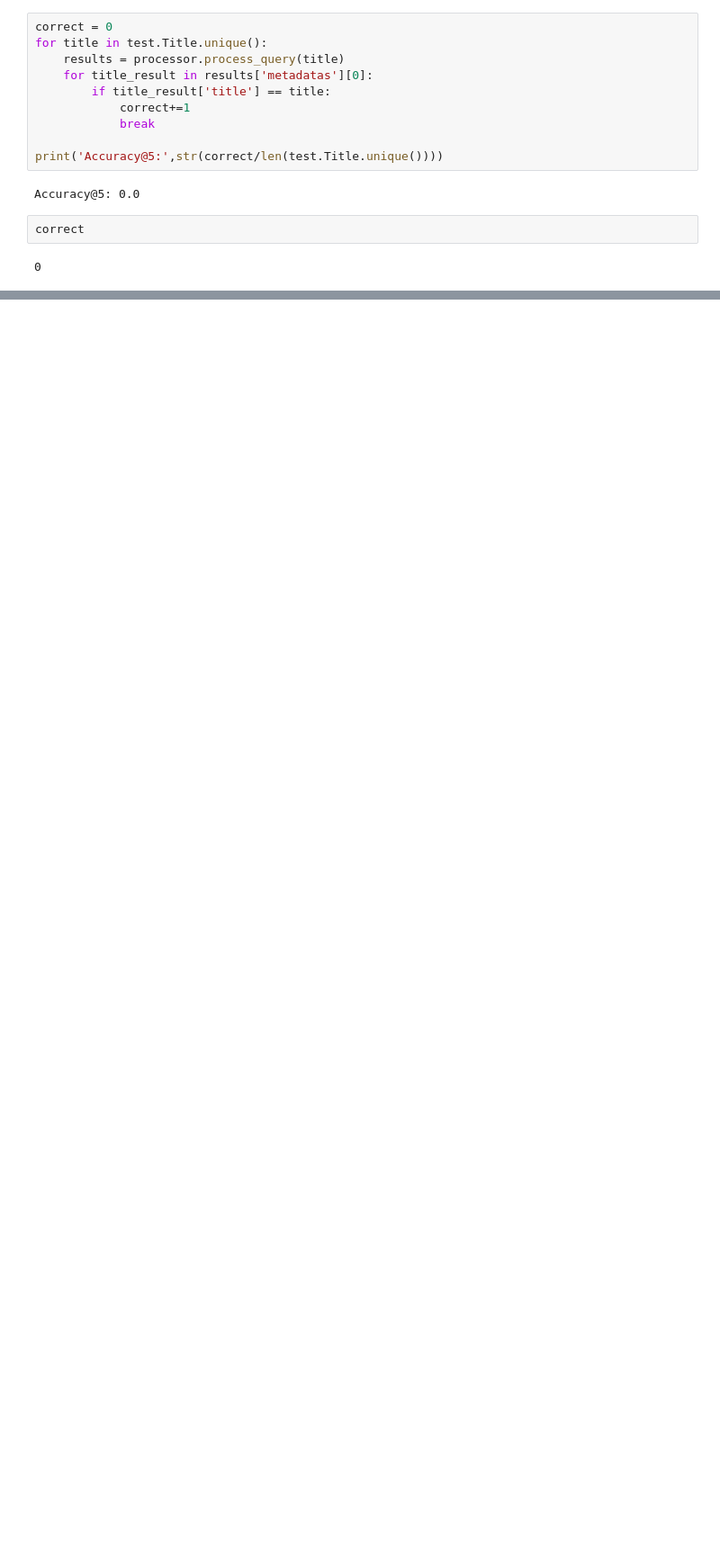
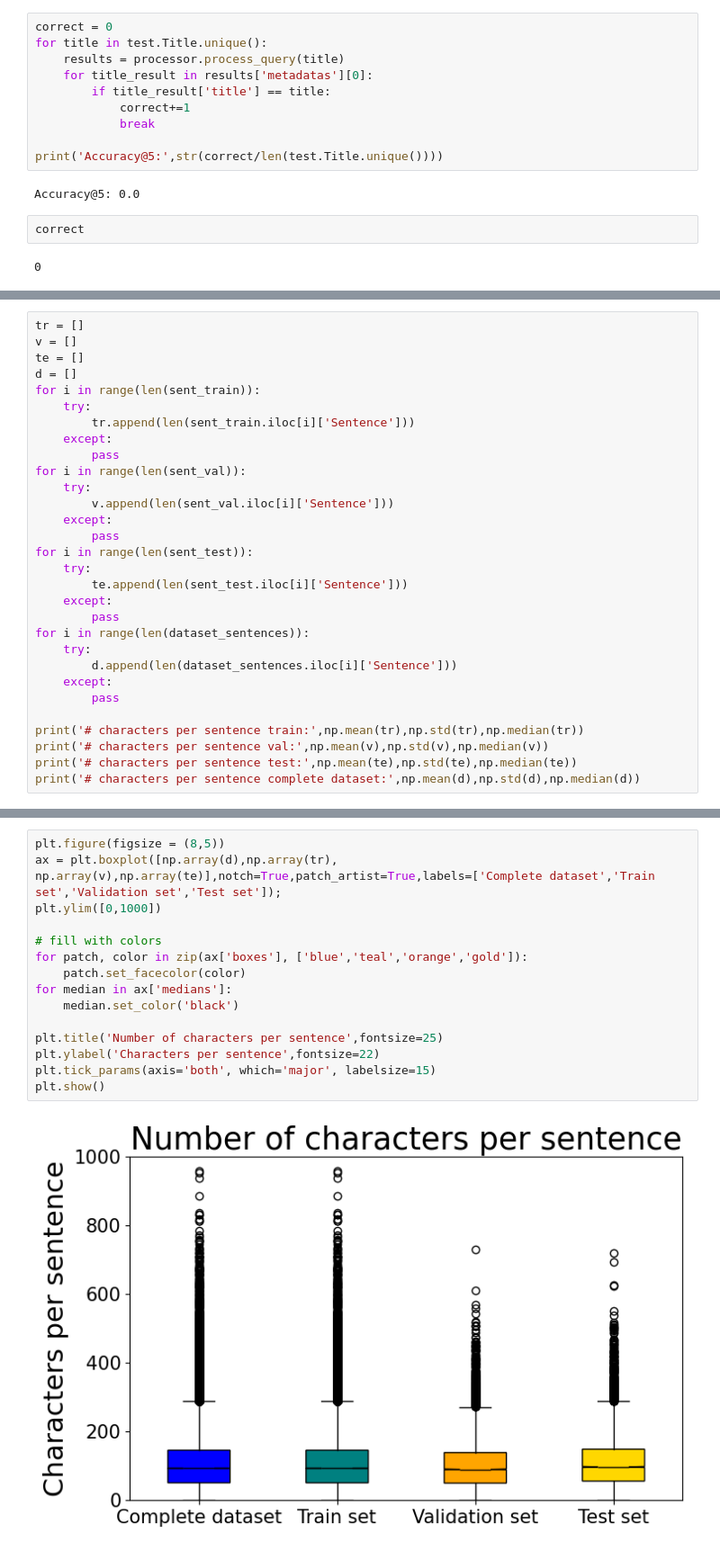
Before and after one commit to arnaugris97/fairyTaleAI, a Jupyter notebook: embedding_DB_Metrics.ipynb, the cells around one changed output, grey strips where cells are left out. Shown: that part at 90% size. Drawn from its saved outputs; the diff is of its cells as text; blank space fills up the shorter version.

```diff
--- a/embedding_DB_Metrics.ipynb
+++ b/embedding_DB_Metrics.ipynb
@@ -43,0 +141,30 @@ correct
+# %%
+tr = []
+v = []
+te = []
+d = []
+for i in range(len(sent_train)):
+    try:
+        tr.append(len(sent_train.iloc[i]['Sentence']))
+    except:
+        pass
+for i in range(len(sent_val)):
+    try:
+        v.append(len(sent_val.iloc[i]['Sentence']))
+    except:
+        pass
+for i in range(len(sent_test)):
+    try:
+        te.append(len(sent_test.iloc[i]['Sentence']))
+    except:
+        pass
+for i in range(len(dataset_sentences)):
+    try:
+        d.append(len(dataset_sentences.iloc[i]['Sentence']))
+    except:
+        pass
+
+print('# characters per sentence train:',np.mean(tr),np.std(tr),np.median(tr))
+print('# characters per sentence val:',np.mean(v),np.std(v),np.median(v))
+print('# characters per sentence test:',np.mean(te),np.std(te),np.median(te))
+print('# characters per sentence complete dataset:',np.mean(d),np.std(d),np.median(d))
@@ -43,0 +176,17 @@ correct
+# %%
+plt.figure(figsize = (8,5))
+ax = plt.boxplot([np.array(d),np.array(tr), np.array(v),np.array(te)],notch=True,patch_artist=True,labels=['Complete dataset','Train set','Validation set','Test set']);
+plt.ylim([0,1000])
+
+# fill with colors
+for patch, color in zip(ax['boxes'], ['blue','teal','orange','gold']):
+    patch.set_facecolor(color)
+for median in ax['medians']:
+    median.set_color('black')
+
+plt.title('Number of characters per sentence',fontsize=25)
+plt.ylabel('Characters per sentence',fontsize=22)
+plt.tick_params(axis='both', which='major', labelsize=15)
+plt.show()
+# %% [output]
+[figure, added]
```
Also changed, not shown: parts of 15 cells of this notebook, 3 other files.
